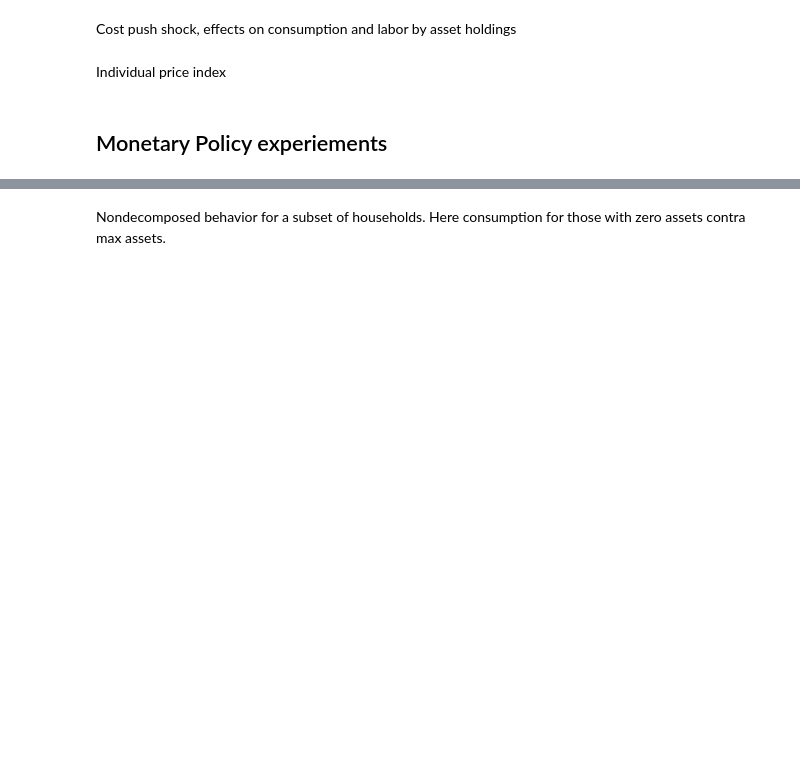
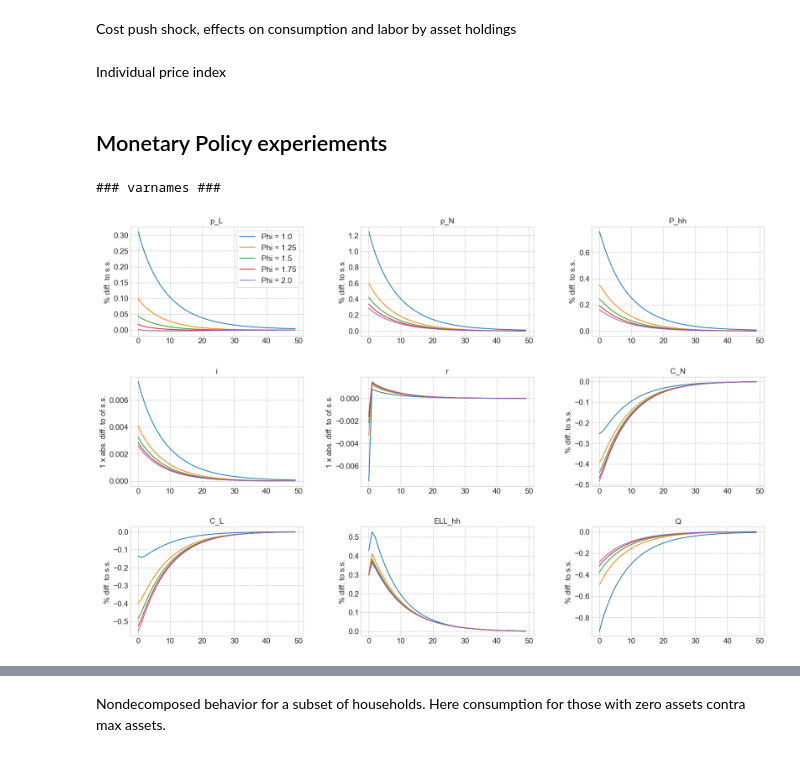
Before and after one commit to signehm0812/hank-speciale, a Jupyter notebook: two_sectors_subsistence/two_sector/HANK.ipynb, the cells around one changed output, grey strips where cells are left out. Drawn from its saved outputs; the diff is of its cells as text; code cells hidden in the pictures; blank space fills up the shorter version.

```diff
--- a/two_sectors_subsistence/two_sector/HANK.ipynb
+++ b/two_sectors_subsistence/two_sector/HANK.ipynb
@@ -1289,0 +1273,24 @@ model.compare_IRFs([model_one,model_two,model,model_three,model_four],['Phi = 2.
+# %%
+model_one   = model.copy()
+model_two   = model.copy()
+model_three = model.copy()
+model_four  = model.copy()
+model_five  = model.copy()
+
+model_list = [model_one,model_two,model_three,model_four,model_five]
+#varphi_list = [1.0,1.25,1.50,1.75,2.0]
+
+for i, mod in enumerate(model_list):
+    mod.par.phi = 1+i/4 #Creates varphi-list
+    #mod.par.jump_pm     = par.jump_pm_N # cost push shock
+    mod.par.jump_pm_N     = par.jump_pm_N # cost push shock
+    mod.par.jump_istar = par.jump_istar # Monetary policy shock reset
+    mod.find_ss()
+    mod.compute_jacs()
+    mod.find_transition_path()
+# %%
+paths = ['p_L','p_N','P_hh','i','r','C_N','C_L','ELL_hh','Q'] #Show all graphs
+model.compare_IRFs([model_one,model_two,model_three,model_four,model_five],['Phi = 1.0','Phi = 1.25','Phi = 1.5','Phi = 1.75','Phi = 2.0'],paths,lvl_value,do_shocks=False,do_targets=False,T_max=50,ncols=3)
+# %% [output]
+### varnames ###
+[figure, added]
```
Also changed, not shown: parts of 22 cells of this notebook, 7 other files.
